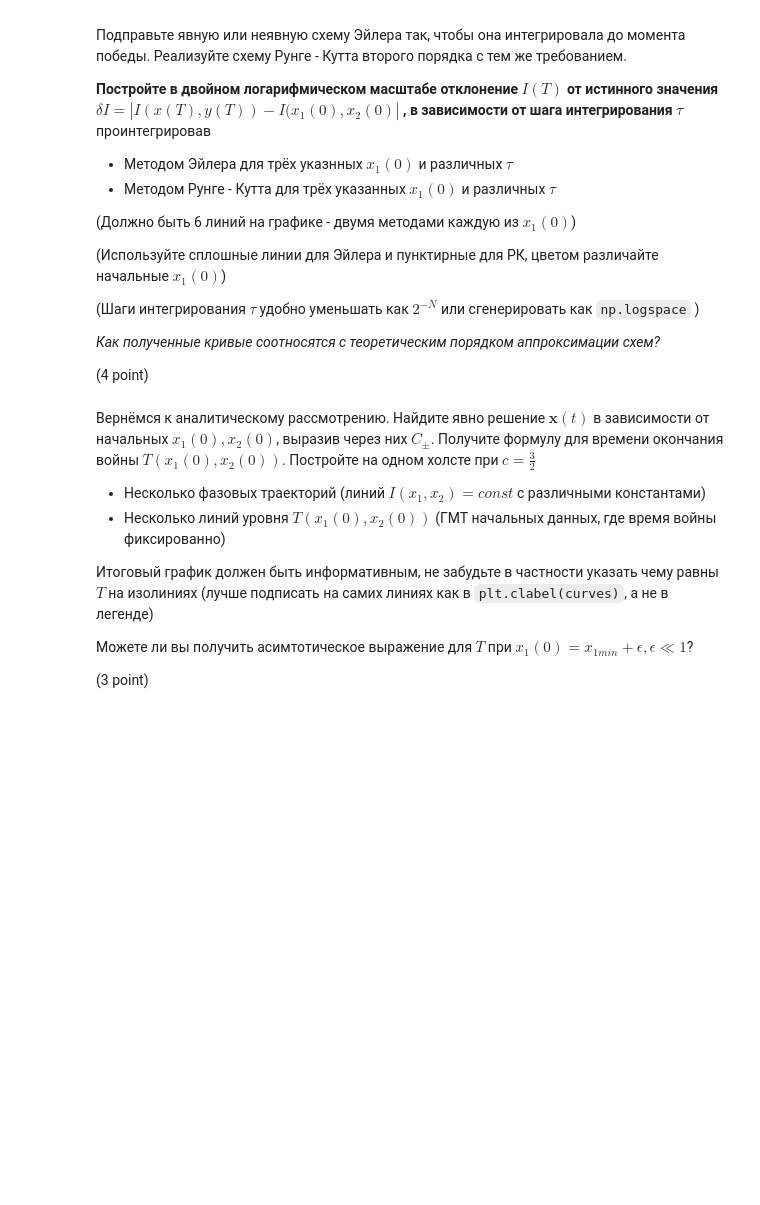
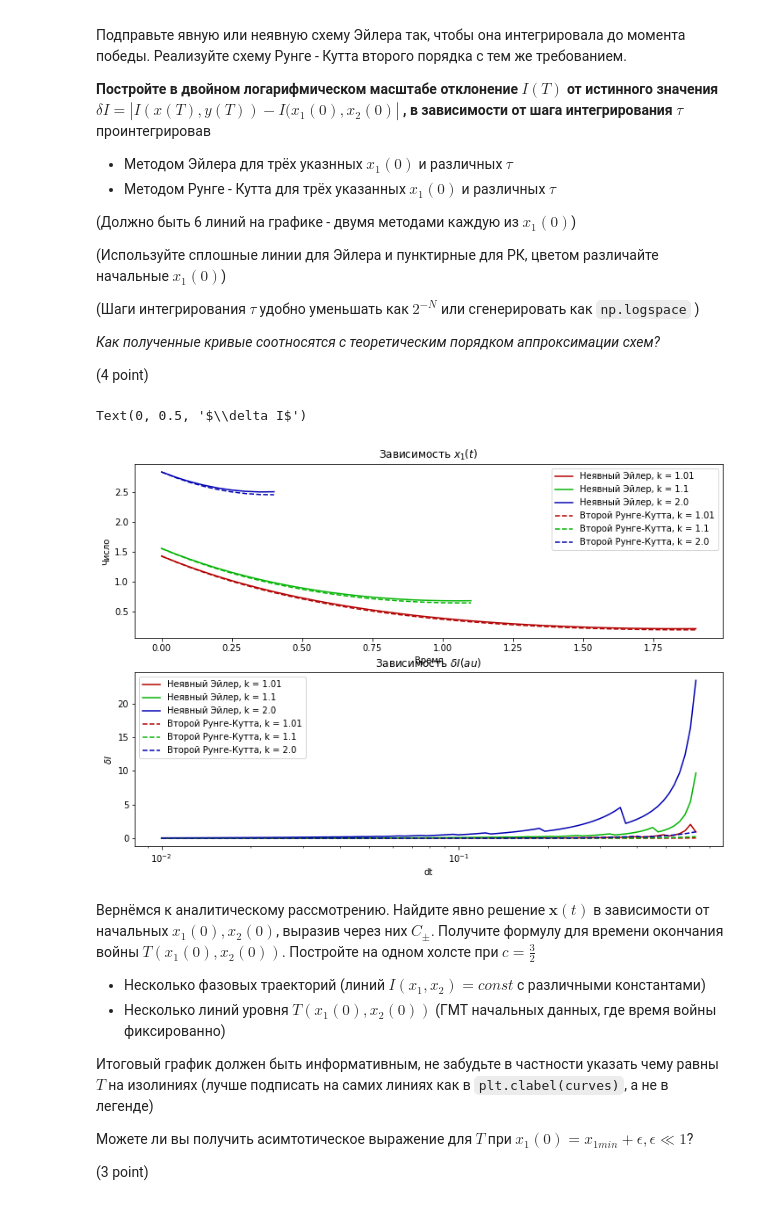
Before and after one commit to nazar-si/calc-phys, a Jupyter notebook: IVP_ODE.ipynb, the cells around one changed output. Drawn from its saved outputs; the diff is of its cells as text; code cells hidden in the pictures; blank space fills up the shorter version.

```diff
--- a/IVP_ODE.ipynb
+++ b/IVP_ODE.ipynb
@@ -262,3 +284,66 @@ raise NotImplementedError()
+# %%
+fig, ax = plt.subplots(2, figsize=(8, 8))
+def implicit(A, u0, dt):
+    tt = [0]
+    y = [u0]
+    while (y[-1][0] > 0 and y[-1][1] > 0):
+        y.append(np.linalg.solve(np.eye(len(u0)) - dt * A , np.array(y[-1])))
+        tt.append(tt[-1] + dt)
+    return np.array(tt), np.array(y).T
+def runge(A, u0, dt):
+    tt = [0]
+    y = [u0]
+    while (y[-1][0] > 0 and y[-1][1] > 0):
+        y.append(y[-1] + dt * A @ (y[-1] + dt / 2 * A @ y[-1])) # y_n+1 = y_n + dt * f(y_n + dt / 2 * f(y_n))
+        tt.append(tt[-1] + dt)
+    return np.array(tt), np.array(y).T
+c = 2
+x_2 = 1
+x_1 = math.sqrt(c) * x_2 * np.array([1 + 10 ** (-2), 1 + 10 ** (-1), 2])
+A = np.array([[0, -c], [-1, 0]])
+
+for i,x in enumerate(x_1):
+    tt, y = implicit(A, np.array([x, x_2]), 0.05)
+    color = (0.7*(i==0), 0.7*(i==1), 0.7*(i==2))
+    ax[0].plot(tt, y[0], label=f"Неявный Эйлер, k = {x / math.sqrt(c) / x_2}", color=color)
+for i,x in enumerate(x_1):
+    tt, y = runge(A, np.array([x, x_2]), 0.05)
+    color = (0.7*(i==0), 0.7*(i==1), 0.7*(i==2))
+    ax[0].plot(tt, y[0], "--", label=f"Второй Рунге-Кутта, k = {x / math.sqrt(c) / x_2}", color=color)
+ax[0].legend()
+
+ax[1].set_xscale("log")
+I = x_1 ** 2 - c * x_2 ** 2
+tau = np.logspace(0, 1.8, 100) / 100
+for i,x in enumerate(x_1):
+    I0 = []
+    In = I[i]
+    color = (0.7*(i==0), 0.7*(i==1), 0.7*(i==2))
+    for t in tau:
+        tt, y = implicit(A, np.array([x, x_2]), t)
+        I0.append(y[0][-1] ** 2 -c * y[1][-1] ** 2)
+    ax[1].plot(tau, np.abs(np.array(I0) - In), label=f"Неявный Эйлер, k = {x / math.sqrt(c) / x_2}", color=color)
+
+for i,x in enumerate(x_1):
+    I0 = []
+    In = I[i]
+    color = (0.7*(i==0), 0.7*(i==1), 0.7*(i==2))
+    for t in tau:
+        tt, y = runge(A, np.array([x, x_2]), t)
+        I0.append(y[0][-1] ** 2 -c * y[1][-1] ** 2)
+    ax[1].plot(tau, np.abs(np.array(I0) - In), "--", label=f"Второй Рунге-Кутта, k = {x / math.sqrt(c) / x_2}", color=color)
+ax[1].legend()
+
+ax[0].set_title("Зависимость $x_1(t)$")
+ax[0].set_xlabel("Время")
+ax[0].set_ylabel("Число")
+
+ax[1].set_title("Зависимость $\delta I(\tau)$")
+ax[1].set_xlabel("dt")
+ax[1].set_ylabel("$\delta I$")
+# %% [output]
+Text(0, 0.5, '$\\delta I$')
+[figure, added]
 # %% [markdown]
 Вернёмся к аналитическому рассмотрению.
 Найдите явно решение $\mathbf{x}(t)$ в зависимости от начальных $x_1(0), x_2(0)$, выразив через них $C_{\pm}$.
```
Also changed, not shown: parts of 10 cells of this notebook.
